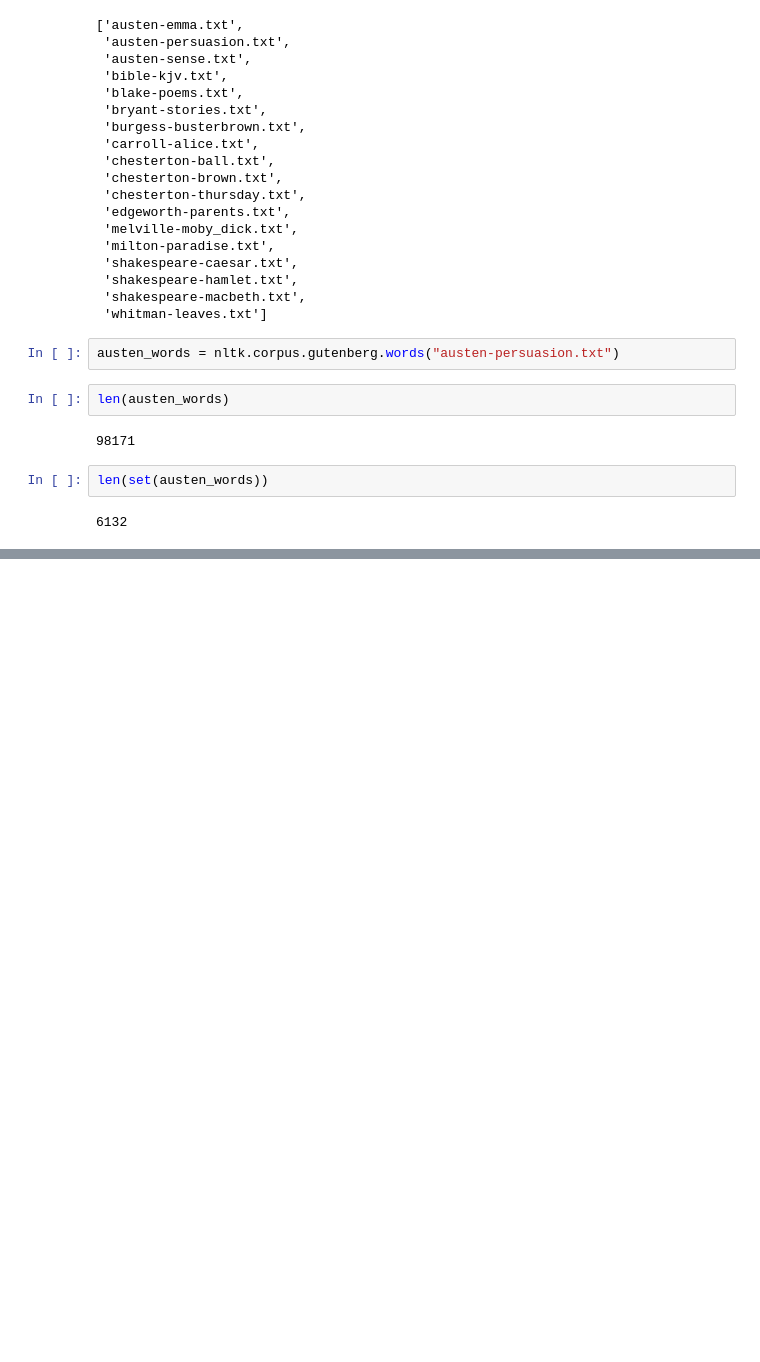
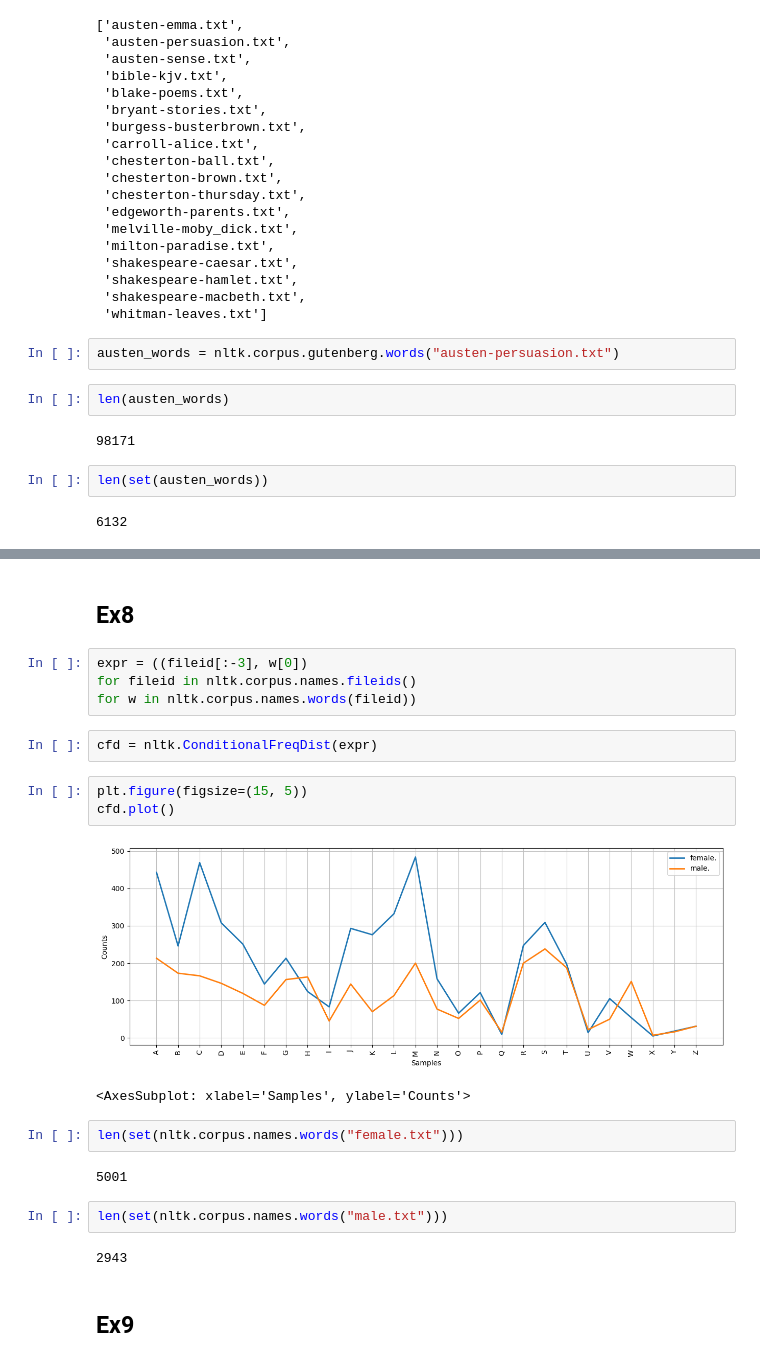
Before and after one commit to ajkdrag/nltk-exercises, a Jupyter notebook: Ch02.ipynb, the cells around one changed output, grey strips where cells are left out. Drawn from its saved outputs; the diff is of its cells as text; blank space fills up the shorter version.

```diff
--- a/Ch02.ipynb
+++ b/Ch02.ipynb
@@ -37,0 +253,24 @@ len(set(austen_words))
+# %% [markdown]
+## Ex8
+# %%
+expr = ((fileid[:-3], w[0])
+for fileid in nltk.corpus.names.fileids()
+for w in nltk.corpus.names.words(fileid))
+# %%
+cfd = nltk.ConditionalFreqDist(expr)
+# %%
+plt.figure(figsize=(15, 5))
+cfd.plot()
+# %% [output]
+[figure, added]
+<AxesSubplot: xlabel='Samples', ylabel='Counts'>
+# %%
+len(set(nltk.corpus.names.words("female.txt")))
+# %% [output]
+5001
+# %%
+len(set(nltk.corpus.names.words("male.txt")))
+# %% [output]
+2943
+# %% [markdown]
+## Ex9
```
Also changed, not shown: parts of 68 cells of this notebook, 2 other files.
